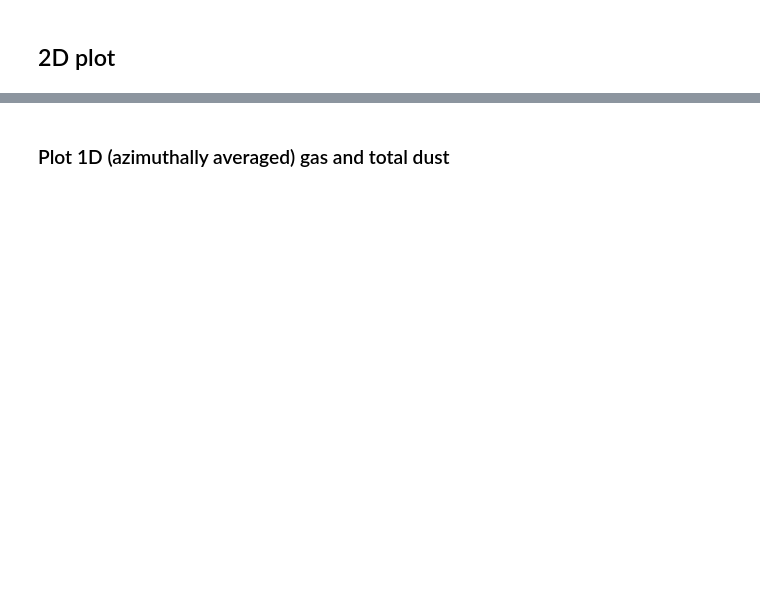
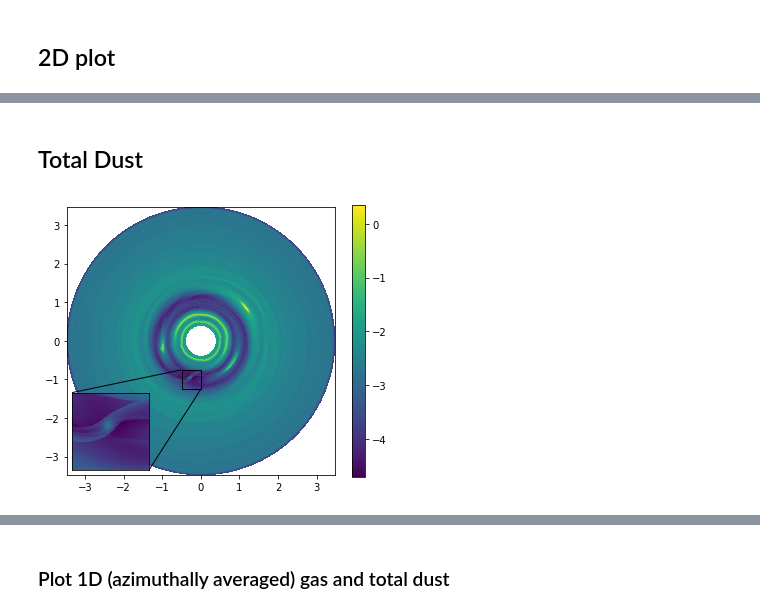
Before and after one commit to birnstiel/pylacompass, a Jupyter notebook: read_2D_data.ipynb, the cells around one changed output, grey strips where cells are left out. Cells and saved outputs as stored; diff of their text form; code cells hidden in the pictures; blank space fills up the shorter version.

```diff
--- a/read_2D_data.ipynb
+++ b/read_2D_data.ipynb
@@ -48,0 +52,6 @@ f.savefig('xy.pdf')
+# %% [markdown]
+## Total Dust
+# %%
+f1 = twod_plot(d, d.sigma_d.sum(-1), zoom=4, region=[-0.5,0.0,-1.25,-0.75])
+# %% [output]
+[figure, added]
```
Also changed, not shown: parts of 15 cells of this notebook, 1 other file.
